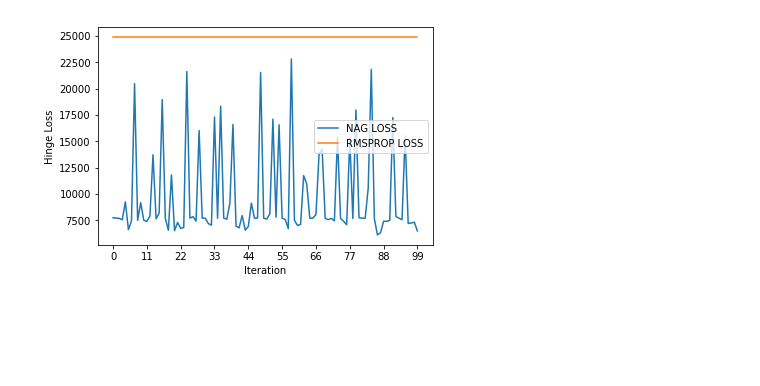
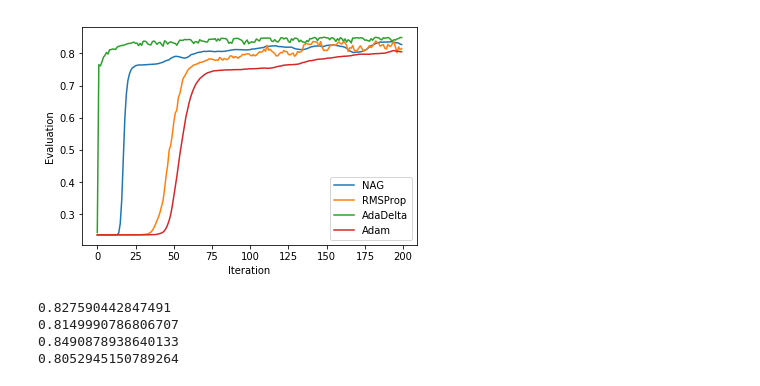
Before and after one commit to Brian-West/ML2017-lab-02, a Jupyter notebook: ClassificationExperiment.ipynb, the cells around one changed output. Drawn from its saved outputs; the diff is of its cells as text; code cells hidden in the pictures; blank space fills up the shorter version.

```diff
--- a/ClassificationExperiment.ipynb
+++ b/ClassificationExperiment.ipynb
@@ -112,12 +155,23 @@ array([ <1x123 sparse matrix of type '<class 'numpy.float64'>'
 # %%
-# 可视化实验结果
+# 可视化实验结果，准确率
 import matplotlib.pyplot as plt
-figure1,=plt.plot(ranges, loss_nag)
-figure2,=plt.plot(ranges, loss_rmsprop)
+figure1,=plt.plot(ranges,accuracy_nag)
+figure2,=plt.plot(ranges,accuracy_rmsp)
+figure3,=plt.plot(ranges,accuracy_delta)
+figure4,=plt.plot(ranges,accuracy_adam)
 plt.xlabel('Iteration')
-plt.ylabel('Hinge Loss')
-plt.xticks(np.linspace(0, 99, 10))
-plt.legend(handles=[figure1, figure2], labels=['NAG LOSS', 'RMSPROP LOSS'], loc='right')
+plt.ylabel('Evaluation')
+plt.legend(handles=[figure1, figure2, figure3, figure4], labels=['NAG', 'RMSProp', 'AdaDelta','Adam'], loc='best')
 plt.show()
 # %% [output]
-[figure, old version]
+[figure, new version]
+# %%
+print(accuracy_nag[199])
+print(accuracy_rmsp[199])
+print(accuracy_delta[199])
+print(accuracy_adam[199])
+# %% [output]
+0.827590442847491
+0.8149990786806707
+0.8490878938640133
+0.8052945150789264
```
Also changed, not shown: parts of 4 cells of this notebook, 11 other files.
